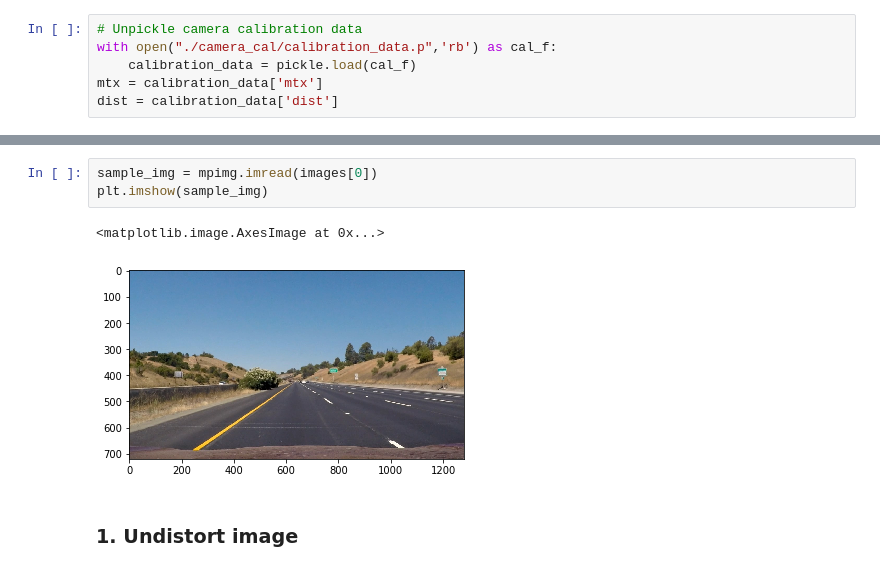
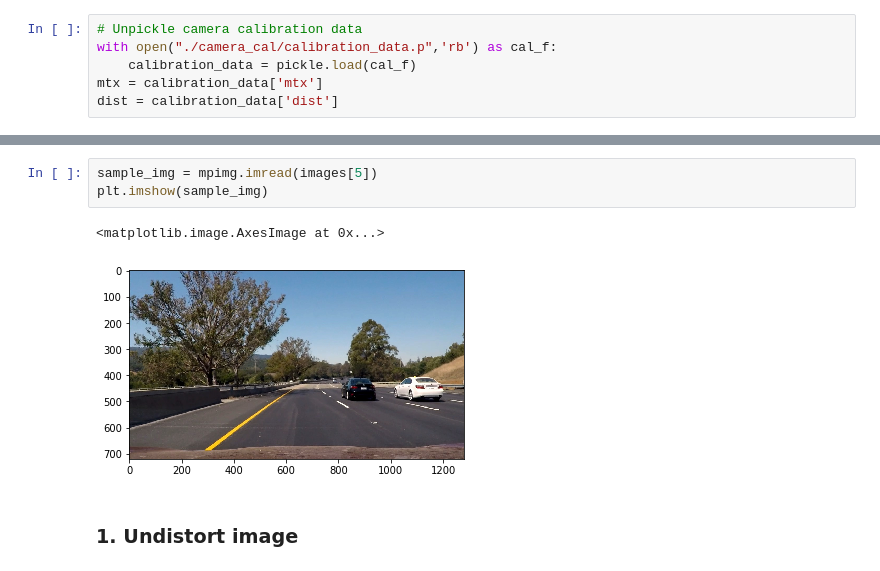
Before and after one commit to fratullii/Udacity_Advanced-Lane-Finding, a Jupyter notebook: image_process.ipynb, the cells around one changed output, grey strips where cells are left out. Saved outputs shown, nothing was run; the diff lists cells and outputs as text.

```diff
--- a/image_process.ipynb
+++ b/image_process.ipynb
@@ -33,9 +32,9 @@ images
 # %%
-sample_img = mpimg.imread(images[0])
+sample_img = mpimg.imread(images[5])
 plt.imshow(sample_img)
 # %% [output]
 <matplotlib.image.AxesImage at 0x...>
-[figure, old version]
+[figure, new version]
 # %% [markdown]
 ### 1. Undistort image
 # %%
```
Also changed, not shown: parts of 8 cells of this notebook, 6 other files.
